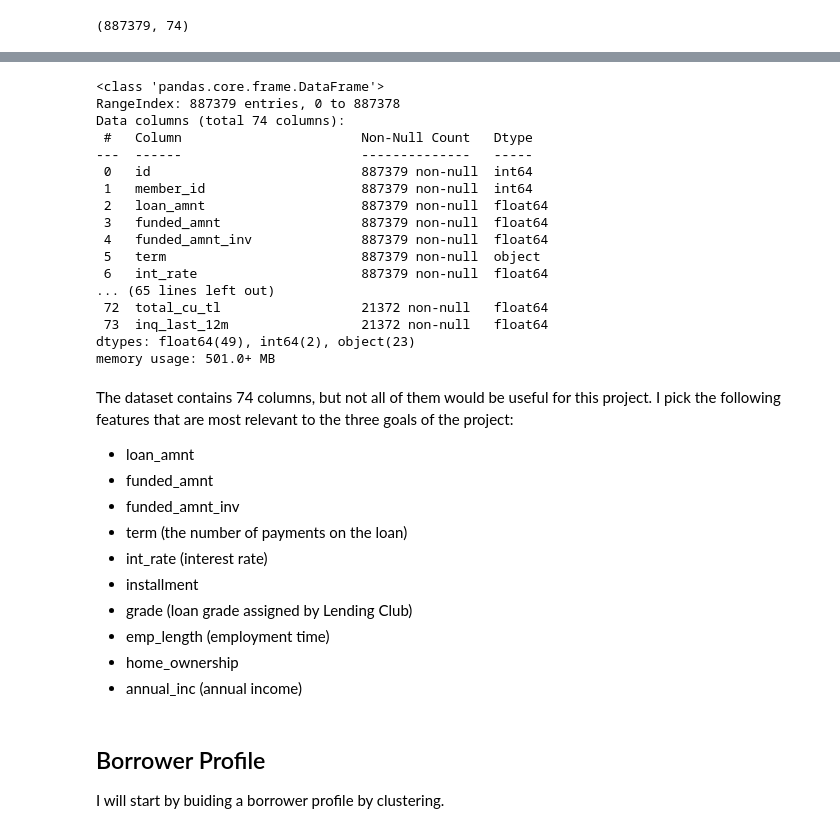
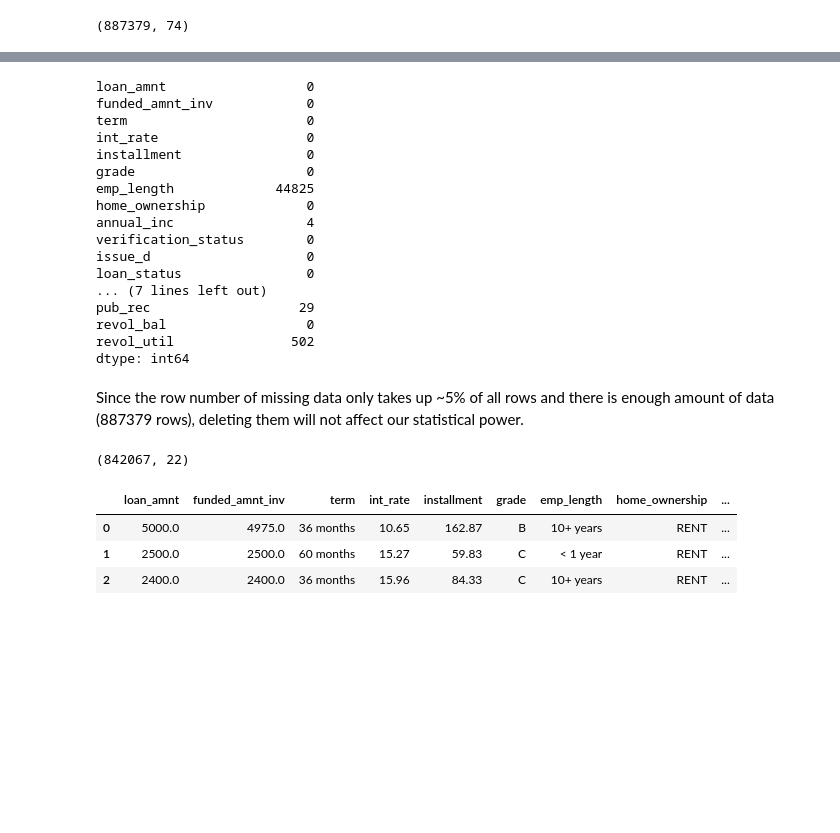
Before and after one commit to YingcanCarolWang/project-LC, a Jupyter notebook: Loan_data_analysis.ipynb, the cells around one changed output, grey strips where cells are left out. Drawn from its saved outputs; the diff is of its cells as text; code cells hidden in the pictures; blank space fills up the shorter version.

```diff
--- a/Loan_data_analysis.ipynb
+++ b/Loan_data_analysis.ipynb
@@ -75,36 +96,36 @@ df.describe()
 # %%
-# check missing value
-df.info()
+# check missing data
+df_selected.isnull().sum()
 # %% [output]
-<class 'pandas.core.frame.DataFrame'>
-RangeIndex: 887379 entries, 0 to 887378
-Data columns (total 74 columns):
- #   Column                       Non-Null Count   Dtype
----  ------                       --------------   -----
- 0   id                           887379 non-null  int64
- 1   member_id                    887379 non-null  int64
- 2   loan_amnt                    887379 non-null  float64
- 3   funded_amnt                  887379 non-null  float64
- 4   funded_amnt_inv              887379 non-null  float64
- 5   term                         887379 non-null  object
- 6   int_rate                     887379 non-null  float64
-... (65 lines left out)
- 72  total_cu_tl                  21372 non-null   float64
- 73  inq_last_12m                 21372 non-null   float64
-dtypes: float64(49), int64(2), object(23)
-memory usage: 501.0+ MB
+loan_amnt                  0
+funded_amnt_inv            0
+term                       0
+int_rate                   0
+installment                0
+grade                      0
+emp_length             44825
+home_ownership             0
+annual_inc                 4
+verification_status        0
+issue_d                    0
+loan_status                0
+... (7 lines left out)
+pub_rec                   29
+revol_bal                  0
+revol_util               502
+dtype: int64
-# %% [markdown]
-The dataset contains 74 columns, but not all of them would be useful for this project. I pick the following features that are most relevant to the three goals of the project:
-* loan_amnt
-* funded_amnt
-* funded_amnt_inv
-* term (the number of payments on the loan)
-* int_rate (interest rate)
-* installment
-* grade (loan grade assigned by Lending Club)
-* emp_length (employment time)
-* home_ownership
-* annual_inc (annual income)
-# %% [markdown]
-## Borrower Profile
-I will start by buiding a borrower profile by clustering.
+# %% [markdown]
+Since the row number of missing data only takes up ~5% of all rows and there is enough amount of data (887379 rows), deleting them will not affect our statistical power.
+# %%
+# delete missing data
+df_cleaned = df_selected.dropna()
+df_cleaned.shape
+# %% [output]
+(842067, 22)
+# %%
+df_cleaned.head(3)
+# %% [output]
+|  | loan_amnt | funded_amnt_inv | term | int_rate | installment | grade | emp_length | home_ownership | ... |
+| 0 | 5000.0 | 4975.0 | 36 months | 10.65 | 162.87 | B | 10+ years | RENT | ... |
+| 1 | 2500.0 | 2500.0 | 60 months | 15.27 | 59.83 | C | < 1 year | RENT | ... |
+| 2 | 2400.0 | 2400.0 | 36 months | 15.96 | 84.33 | C | 10+ years | RENT | ... |
```
Also changed, not shown: parts of 17 cells of this notebook.
